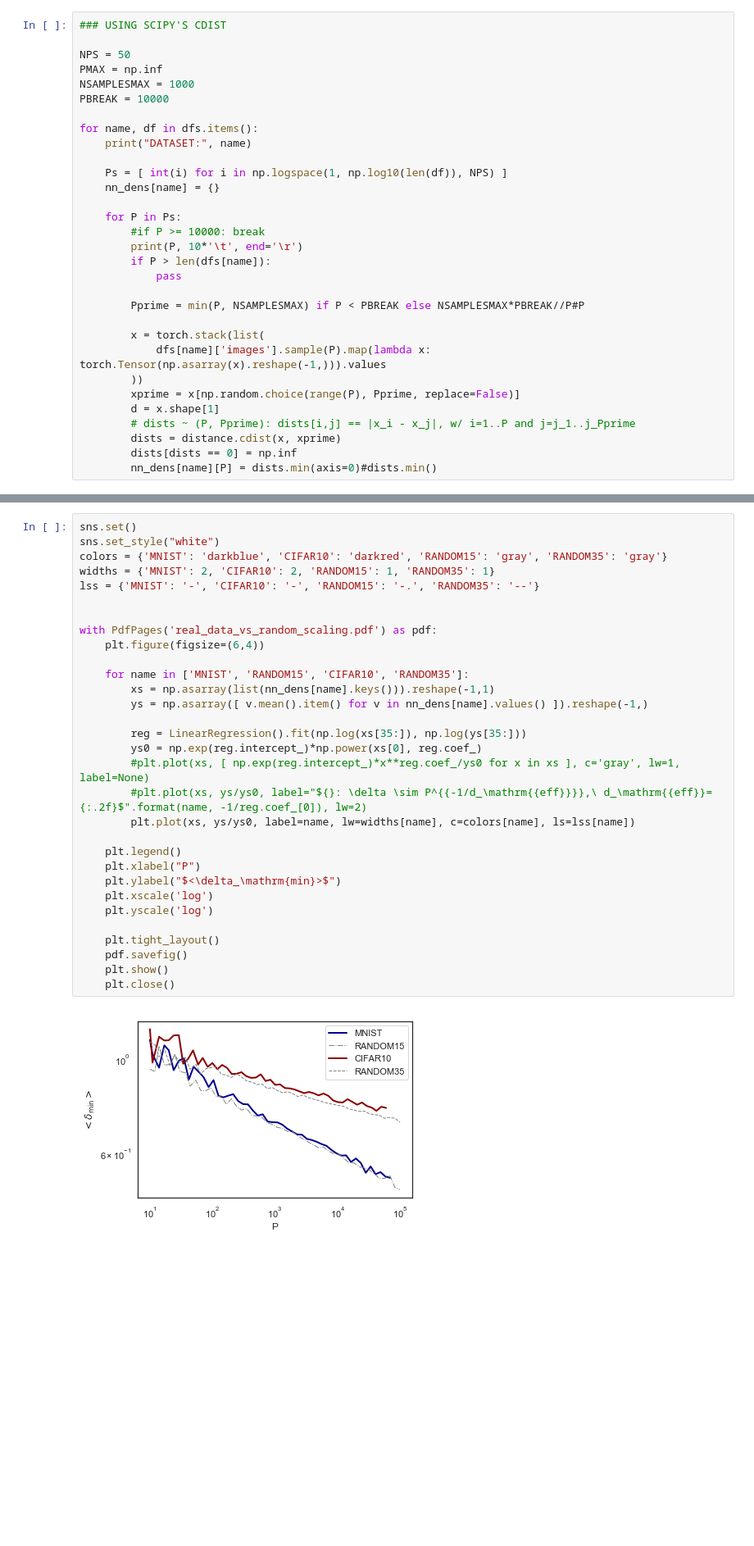
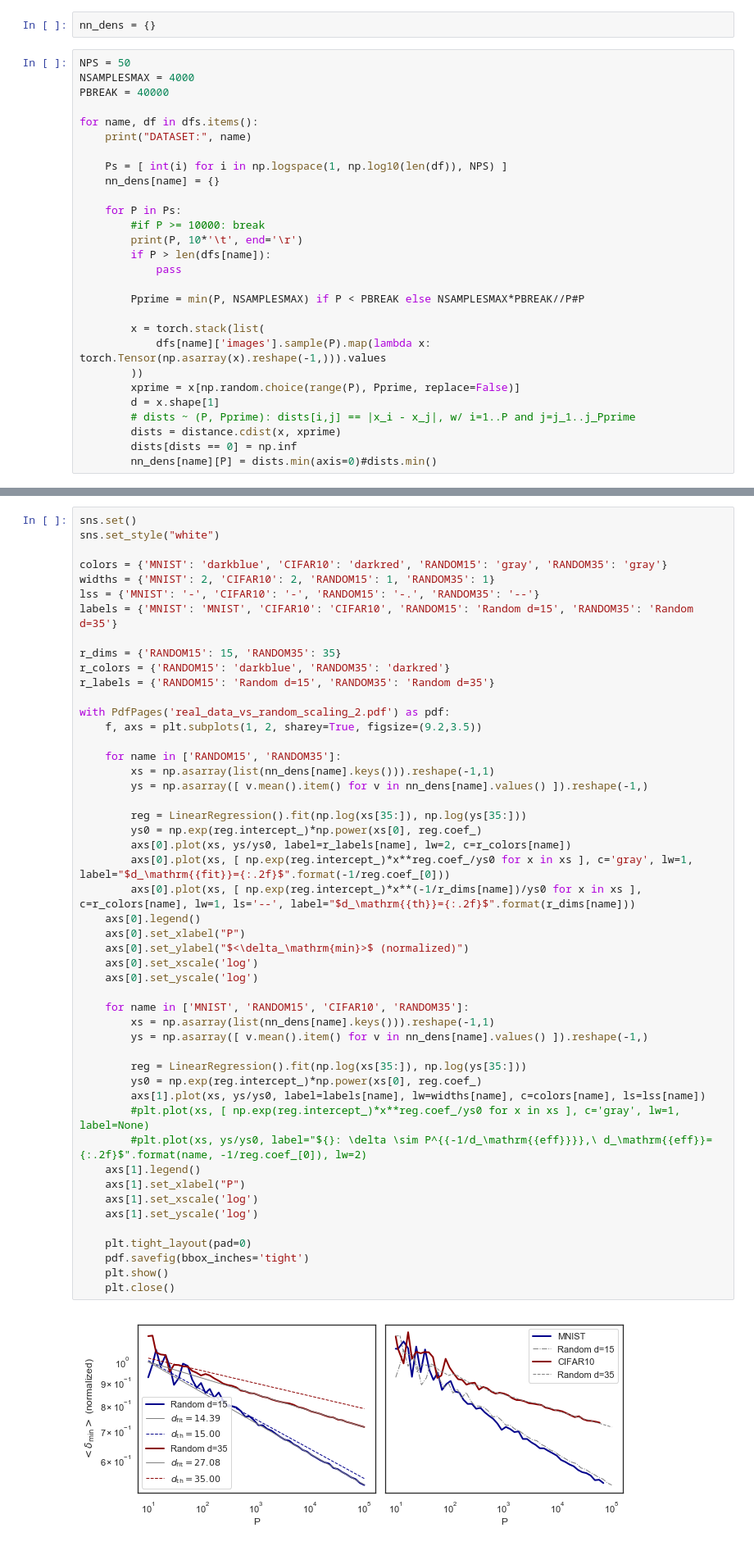
Before and after one commit to vonspigler/nn-distance-in-data, a Jupyter notebook: nn_dist_scaling_P.ipynb, the cells around one changed output, grey strips where cells are left out. Shown at 82% size. Cells and saved outputs as stored; diff of their text form; blank space fills up the shorter version.

Commit message:
updated plots

```diff
--- a/nn_dist_scaling_P.ipynb
+++ b/nn_dist_scaling_P.ipynb
@@ -77,10 +64,9 @@ RANDOM40
+# %%
+nn_dens = {}
 # %%
-### USING SCIPY'S CDIST
-
 NPS = 50
-PMAX = np.inf
-NSAMPLESMAX = 1000
-PBREAK = 10000
+NSAMPLESMAX = 4000
+PBREAK = 40000
 
 for name, df in dfs.items():
     print("DATASET:", name)
@@ -117,33 +183,51 @@ del dfs
 # %%
 sns.set()
 sns.set_style("white")
+
 colors = {'MNIST': 'darkblue', 'CIFAR10': 'darkred', 'RANDOM15': 'gray', 'RANDOM35': 'gray'}
 widths = {'MNIST': 2, 'CIFAR10': 2, 'RANDOM15': 1, 'RANDOM35': 1}
 lss = {'MNIST': '-', 'CIFAR10': '-', 'RANDOM15': '-.', 'RANDOM35': '--'}
+labels = {'MNIST': 'MNIST', 'CIFAR10': 'CIFAR10', 'RANDOM15': 'Random d=15', 'RANDOM35': 'Random d=35'}
 
+r_dims = {'RANDOM15': 15, 'RANDOM35': 35}
+r_colors = {'RANDOM15': 'darkblue', 'RANDOM35': 'darkred'}
+r_labels = {'RANDOM15': 'Random d=15', 'RANDOM35': 'Random d=35'}
 
-with PdfPages('real_data_vs_random_scaling.pdf') as pdf:
-    plt.figure(figsize=(6,4))
+with PdfPages('real_data_vs_random_scaling_2.pdf') as pdf:
+    f, axs = plt.subplots(1, 2, sharey=True, figsize=(9.2,3.5))
+
+    for name in ['RANDOM15', 'RANDOM35']:
+        xs = np.asarray(list(nn_dens[name].keys())).reshape(-1,1)
+        ys = np.asarray([ v.mean().item() for v in nn_dens[name].values() ]).reshape(-1,)
+
+        reg = LinearRegression().fit(np.log(xs[35:]), np.log(ys[35:]))
+        ys0 = np.exp(reg.intercept_)*np.power(xs[0], reg.coef_)
+        axs[0].plot(xs, ys/ys0, label=r_labels[name], lw=2, c=r_colors[name])
+        axs[0].plot(xs, [ np.exp(reg.intercept_)*x**reg.coef_/ys0 for x in xs ], c='gray', lw=1, label="$d_\mathrm{{fit}}={:.2f}$".format(-1/reg.coef_[0]))
+        axs[0].plot(xs, [ np.exp(reg.intercept_)*x**(-1/r_dims[name])/ys0 for x in xs ], c=r_colors[name], lw=1, ls='--', label="$d_\mathrm{{th}}={:.2f}$".format(r_dims[name]))
+    axs[0].legend()
+    axs[0].set_xlabel("P")
+    axs[0].set_ylabel("$<\delta_\mathrm{min}>$ (normalized)")
+    axs[0].set_xscale('log')
+    axs[0].set_yscale('log')
 
     for name in ['MNIST', 'RANDOM15', 'CIFAR10', 'RANDOM35']:
         xs = np.asarray(list(nn_dens[name].keys())).reshape(-1,1)
         ys = np.asarray([ v.mean().item() for v in nn_dens[name].values() ]).reshape(-1,)
 
         reg = LinearRegression().fit(np.log(xs[35:]), np.log(ys[35:]))
         ys0 = np.exp(reg.intercept_)*np.power(xs[0], reg.coef_)
+        axs[1].plot(xs, ys/ys0, label=labels[name], lw=widths[name], c=colors[name], ls=lss[name])
         #plt.plot(xs, [ np.exp(reg.intercept_)*x**reg.coef_/ys0 for x in xs ], c='gray', lw=1, label=None)
         #plt.plot(xs, ys/ys0, label="${}: \delta \sim P^{{-1/d_\mathrm{{eff}}}},\ d_\mathrm{{eff}}={:.2f}$".format(name, -1/reg.coef_[0]), lw=2)
-        plt.plot(xs, ys/ys0, label=name, lw=widths[name], c=colors[name], ls=lss[name])
+    axs[1].legend()
+    axs[1].set_xlabel("P")
+    axs[1].set_xscale('log')
+    axs[1].set_yscale('log')
 
-    plt.legend()
-    plt.xlabel("P")
-    plt.ylabel("$<\delta_\mathrm{min}>$")
-    plt.xscale('log')
-    plt.yscale('log')
-
-    plt.tight_layout()
-    pdf.savefig()
+    plt.tight_layout(pad=0)
+    pdf.savefig(bbox_inches='tight')
     plt.show()
     plt.close()
 # %% [output]
-[figure, old version]
+[figure, new version]
```
Also changed, not shown: parts of 6 cells of this notebook.
